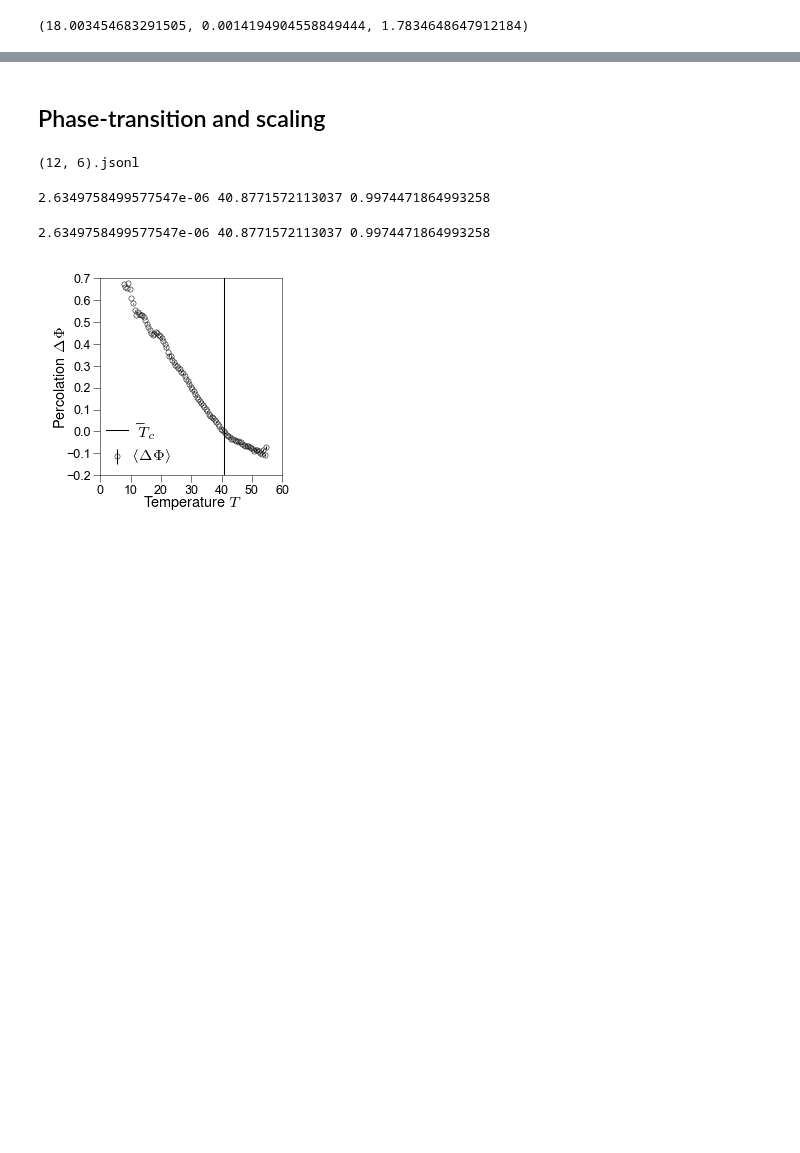
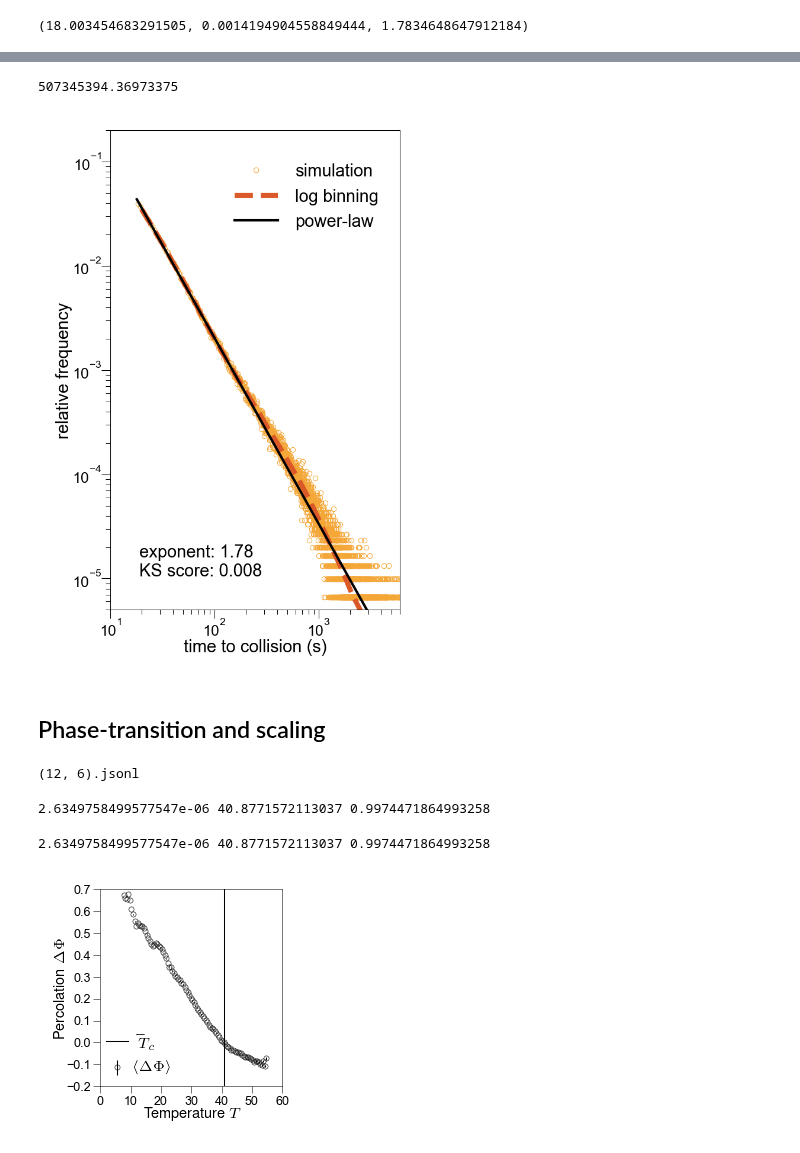
Before and after one commit to EPFL-ENAC/LUTS-pneuma-simulator, a Jupyter notebook: notebooks/sandbox.ipynb, the cells around one changed output, grey strips where cells are left out. Saved outputs shown, nothing was run; the diff lists cells and outputs as text; code cells hidden in the pictures; blank space fills up the shorter version.

Commit message:
fix: precompute histograms
Issue(s): #7

```diff
--- a/notebooks/sandbox.ipynb
+++ b/notebooks/sandbox.ipynb
@@ -160,4 +161,4 @@ len(ttc_data)
 # %% [output]
 679938
 # %%
-results = powerlaw.Fit(ttc_data)
+results = powerlaw.Fit(ttc_data, xmin=18.003454683291505)
@@ -221,3 +174,77 @@ plt.show()
+# %%
+max(ttc_data)
+# %% [output]
+507345394.36973375
+# %%
+edges, hist = pdf(ttc_data, linear_bins=True, xmin=results.xmin, xmax=10000)
+bin_centers = (edges[1:] + edges[:-1]) / 2.0
+hist[hist == 0] = nan
+# %%
+fig, ax = plt.subplots(figsize=(5 * params.cm, 7.5 * params.cm), dpi=300)
+ax.set_aspect("equal")
+# results.plot_pdf(
+#    ax=ax,
+#    linear_bins=True,
+#    color=orange,
+#    lw=0,
+#    marker=".",
+#    markerfacecolor="none",
+#    markeredgewidth=0.25,
+#    ms=4,
+#    ls="-",
+#    label="simulation",
+# )
+ax.plot(
+    bin_centers,
+    hist,
+    color=orange,
+    lw=0,
+    marker=".",
+    markerfacecolor="none",
+    markeredgewidth=0.25,
+    ms=4,
+    ls="-",
+    label="simulation",
+)
+ax.set_xscale("log")
+ax.set_yscale("log")
+ax.set_xscale("log")
+ax.set_yscale("log")
+results.plot_pdf(ax=ax, linear_bins=False, c=vermilion, lw=2, ls="--", label="log binning")
+results.power_law.plot_pdf(c="k", linestyle="-", lw=1, ax=ax, label="power-law")
+ax.set_ylabel("relative frequency", labelpad=0)
+ax.set_xlabel("time to collision (s)", labelpad=0)
+ax.tick_params(axis="x", pad=0)
+ax.tick_params(axis="y", pad=0)
+ax.set_xlim(1e1, 6e3)
+ax.set_ylim(5e-6, 2e-1)
+ax.legend(
+    frameon=False,
+    borderpad=0,
+    handletextpad=1,
+    handlelength=2.5,
+    fontsize=7,
+    loc=2,
+    bbox_to_anchor=(0.4, 0.95),
+)
+ax.text(
+    0.1,
+    0.1,
+    f"exponent: {round(results.alpha,2)}\nKS score: {round(ks,3)}",
+    fontsize=7,
+    ha="left",
+    va="center",
+    transform=ax.transAxes,
+)
+fig.tight_layout(pad=0)
+plt.savefig(
+    "/Users/georg/Documents/Figures/ttc_sim.pdf",
+    format="pdf",
+    transparent=True,
+)
+plt.show()
+# %% [output]
+[figure, added]
 # %% [markdown]
 ## Phase-transition and scaling
 # %%
```
Also changed, not shown: parts of 4 cells of this notebook.
